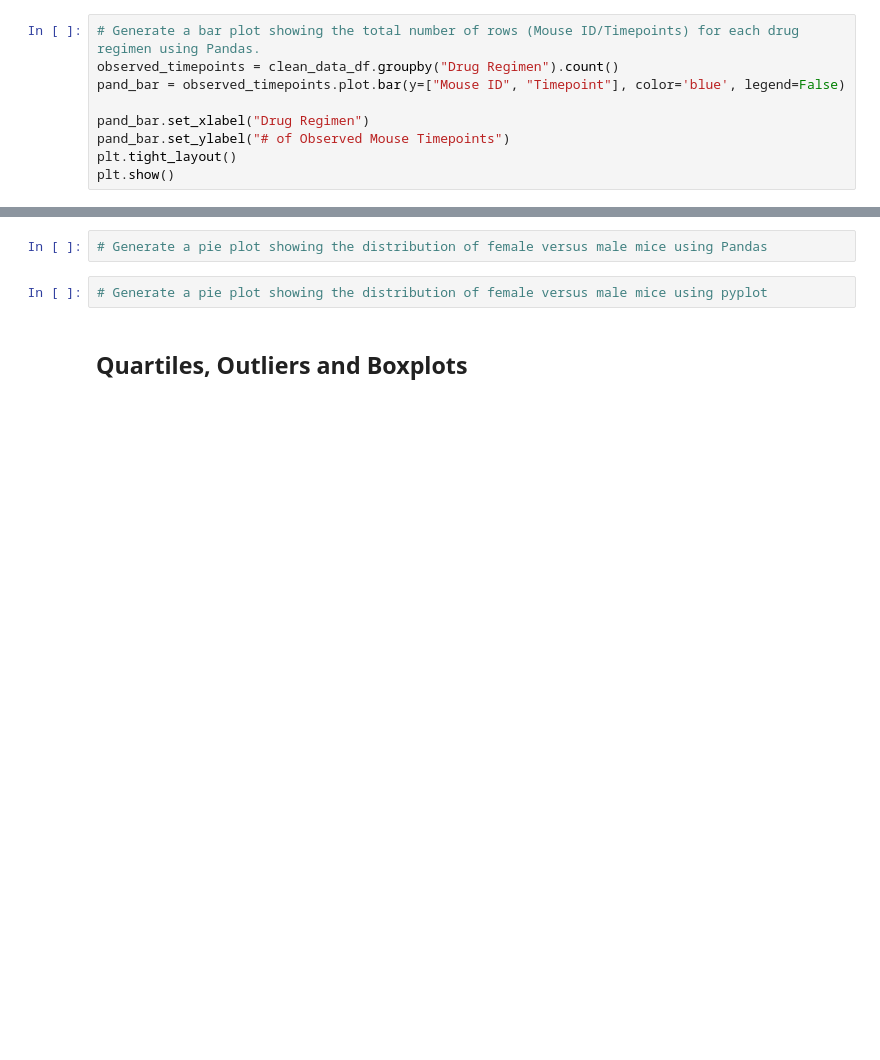
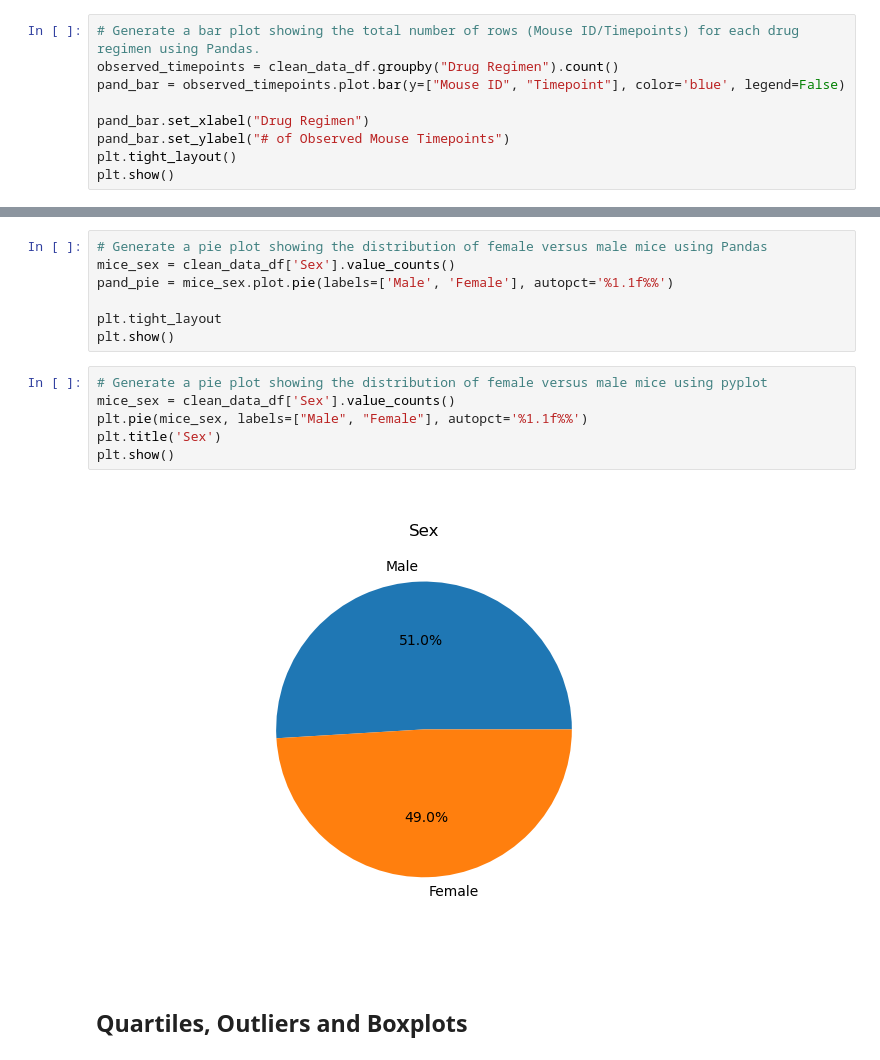
Before and after one commit to JAld3r/visual-challenge, a Jupyter notebook: pymaceuticals.ipynb, the cells around one changed output, grey strips where cells are left out. Drawn from its saved outputs; the diff is of its cells as text; blank space fills up the shorter version.

Commit message:
visual challenge

```diff
--- a/pymaceuticals.ipynb
+++ b/pymaceuticals.ipynb
@@ -164,7 +162,18 @@ plt.show()
 # %%
 # Generate a pie plot showing the distribution of female versus male mice using Pandas
+mice_sex = clean_data_df['Sex'].value_counts()
+pand_pie = mice_sex.plot.pie(labels=['Male', 'Female'], autopct='%1.1f%%')
+
+plt.tight_layout
+plt.show()
 # %%
 # Generate a pie plot showing the distribution of female versus male mice using pyplot
+mice_sex = clean_data_df['Sex'].value_counts()
+plt.pie(mice_sex, labels=["Male", "Female"], autopct='%1.1f%%')
+plt.title('Sex')
+plt.show()
+# %% [output]
+[figure, added]
 # %% [markdown]
 ## Quartiles, Outliers and Boxplots
 # %%
```
Also changed, not shown: parts of 1 cell of this notebook.
